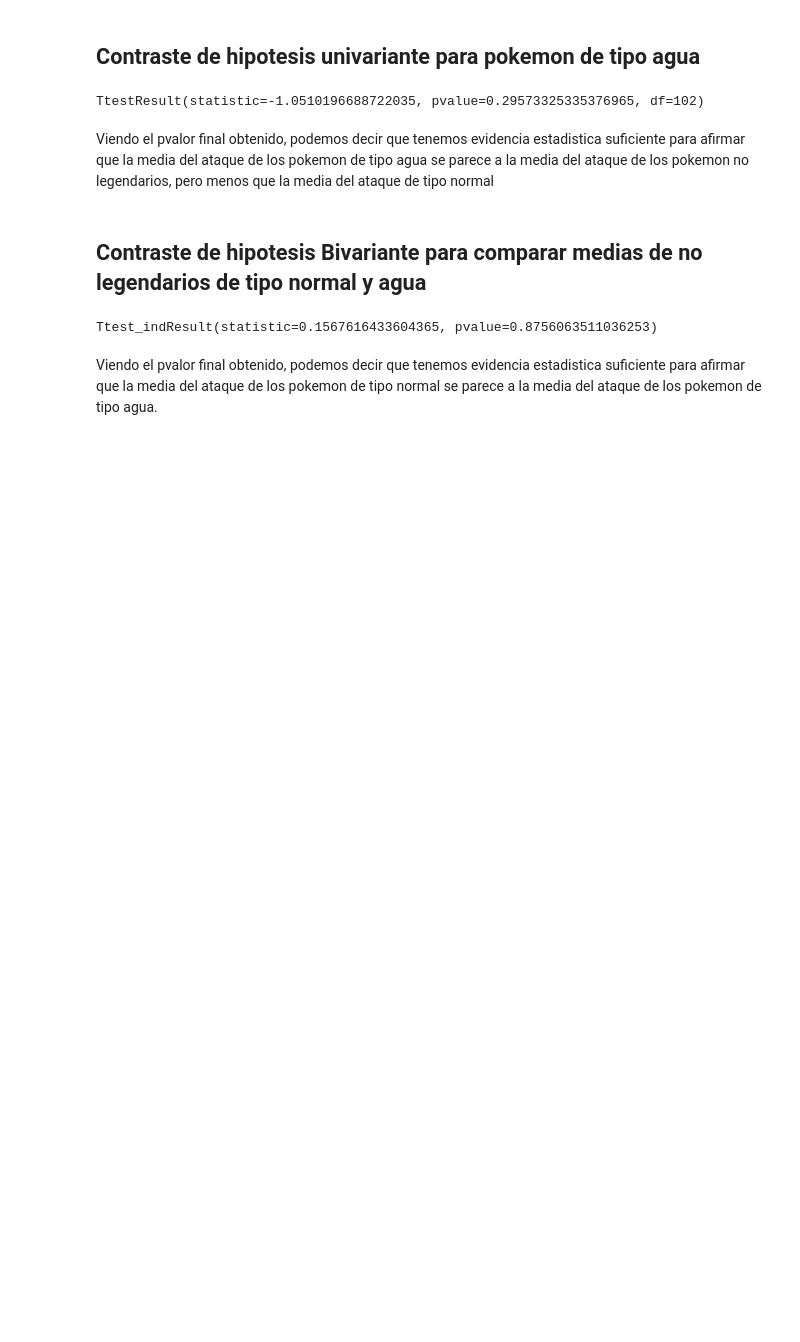
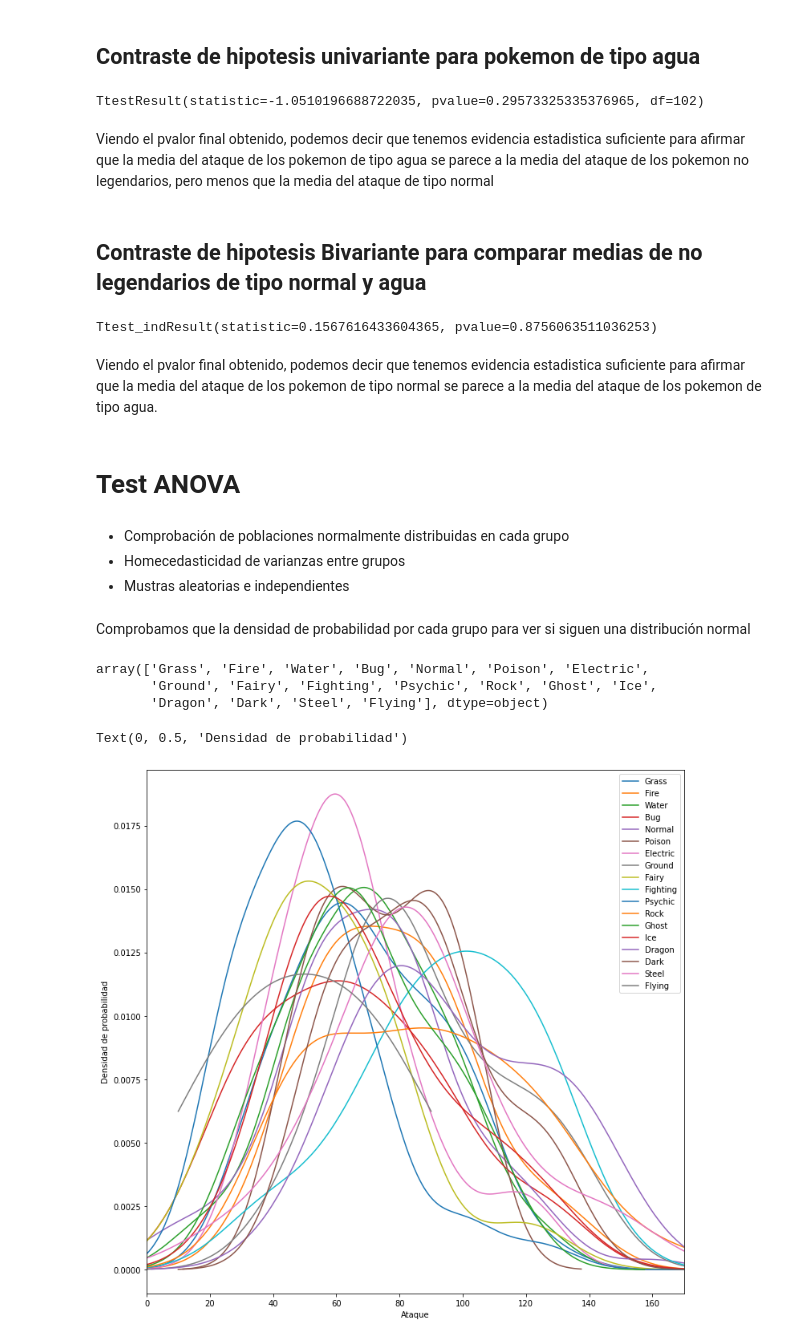
Before and after one commit to frosill/EDEM_22_23, a Jupyter notebook: 02_ANALISIS_Y_APRENDIZAJE_AUTOMATICO/python_statistics/Pokemon.ipynb, the cells around one changed output. Cells and saved outputs as stored; diff of their text form; code cells hidden in the pictures; blank space fills up the shorter version.

Commit message:
Pokemon notebook

```diff
--- a/02_ANALISIS_Y_APRENDIZAJE_AUTOMATICO/python_statistics/Pokemon.ipynb
+++ b/02_ANALISIS_Y_APRENDIZAJE_AUTOMATICO/python_statistics/Pokemon.ipynb
@@ -506,3 +507,44 @@ scipy.stats.ttest_ind(a= normal_df['Attack'],
 Ttest_indResult(statistic=0.1567616433604365, pvalue=0.8756063511036253)
 # %% [markdown]
 Viendo el pvalor final obtenido, podemos decir que tenemos evidencia estadistica suficiente para afirmar que la media del ataque de los pokemon de tipo normal se parece a la media del ataque de los pokemon de tipo agua.
+# %% [markdown]
+# Test ANOVA
+# %% [markdown]
+- Comprobación de poblaciones normalmente distribuidas en cada grupo
+- Homecedasticidad de varianzas entre grupos
+- Mustras aleatorias e independientes
+# %% [markdown]
+Comprobamos que la densidad de probabilidad por cada grupo para ver si siguen  una distribución normal
+# %%
+# Formateamos el nombre de la columna de tipo
+
+non_legendary_df = non_legendary_df.rename(columns={'Type 1': 'Type'})
+# %%
+# Sacamos todos los tipos de pokemon no legendarios
+
+types = non_legendary_df['Type'].unique()
+
+types
+# %% [output]
+array(['Grass', 'Fire', 'Water', 'Bug', 'Normal', 'Poison', 'Electric',
+       'Ground', 'Fairy', 'Fighting', 'Psychic', 'Rock', 'Ghost', 'Ice',
+       'Dragon', 'Dark', 'Steel', 'Flying'], dtype=object)
+# %%
+# Mostramos la distribución de provbbilidad del ataque según el tipo
+
+groups = non_legendary_df.groupby("Type").groups
+
+for tipo in types:
+  tipo = non_legendary_df['Attack'][groups[tipo]]
+
+  tipo.plot(kind="density",  # Plot sample mean density
+                                   figsize=(12,12),
+                                   xlim=(0,170));
+
+# agregar leyenda y etiquetas de eje
+plt.legend(labels=types, loc='upper right')
+plt.xlabel('Ataque')
+plt.ylabel('Densidad de probabilidad')
+# %% [output]
+Text(0, 0.5, 'Densidad de probabilidad')
+[figure, added]
```
Also changed, not shown: parts of 12 cells of this notebook.
